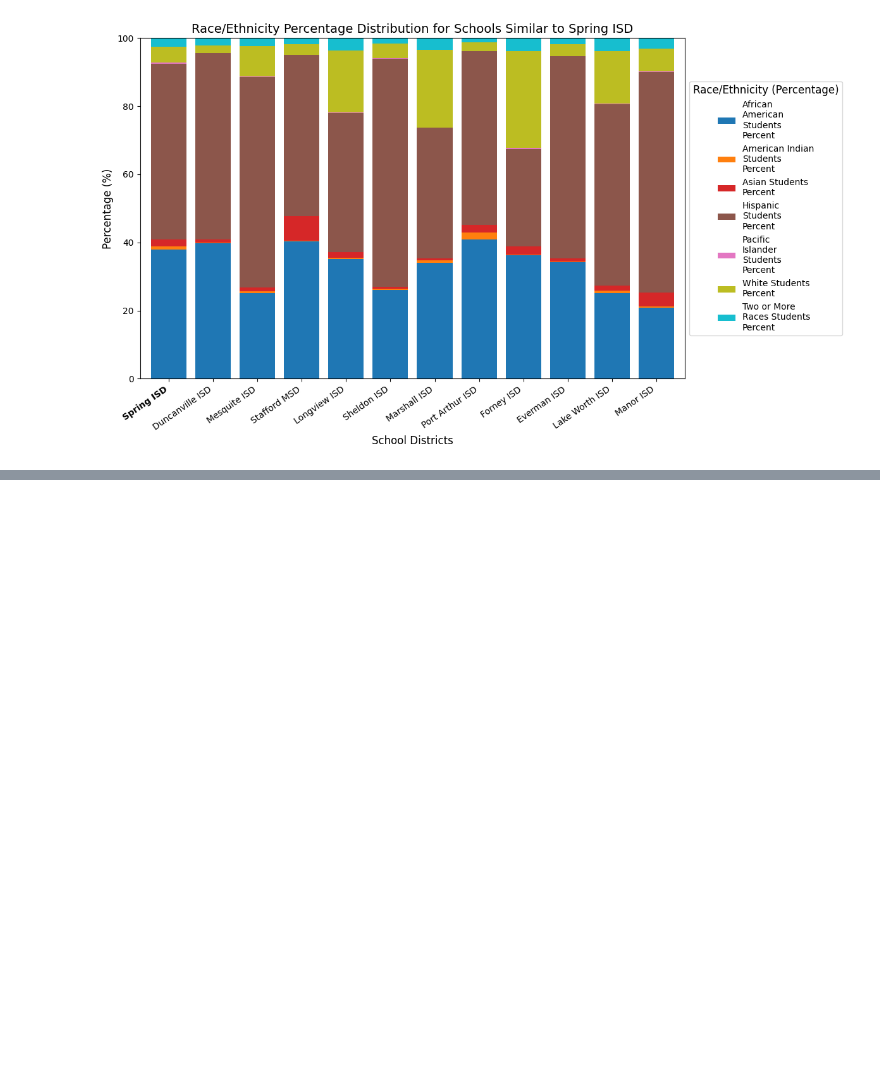
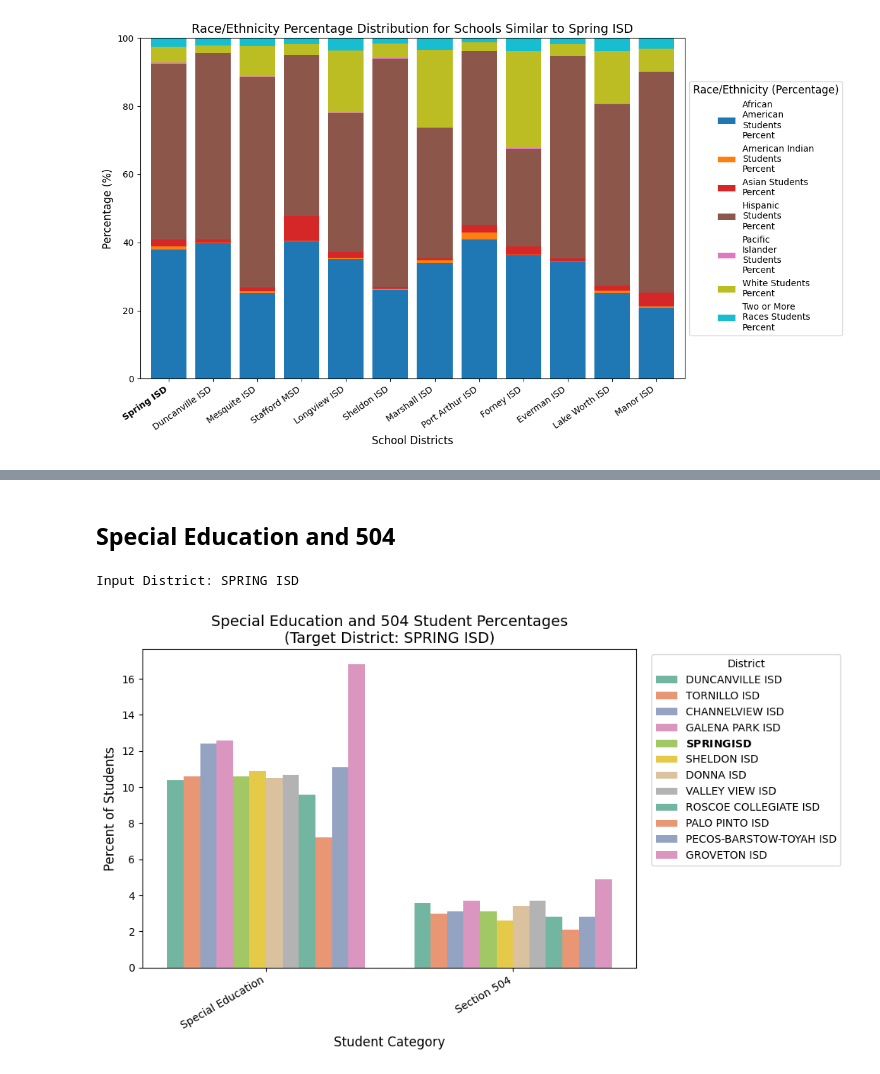
Before and after one commit to RiceD2KLab/HERC_Sp25, a Jupyter notebook: 4_Data_Modeling/4.2_KNN_Clustering/SpringISD.ipynb, the cells around one changed output, grey strips where cells are left out. Cells and saved outputs as stored; diff of their text form; code cells hidden in the pictures; blank space fills up the shorter version.

```diff
--- a/4_Data_Modeling/4.2_KNN_Clustering/SpringISD.ipynb
+++ b/4_Data_Modeling/4.2_KNN_Clustering/SpringISD.ipynb
@@ -58,0 +67,7 @@ race_ethnicity_plot = comparePlotter(springISD, plot_func = plot_race_ethnicity_
+# %% [markdown]
+## Special Education and 504
+# %%
+plot_special_ed_504_plot = comparePlotter(springISD, plot_func = plot_special_ed_504_bar, df = df, distance_metrics = ['euclidean', 'manhattan', 'mahalanobis', 'cosine', 'canberra'], selected_features = special_ed_504)
+# %% [output]
+Input District: SPRING ISD
+[figure, added]
```
Also changed, not shown: parts of 3 cells of this notebook.
